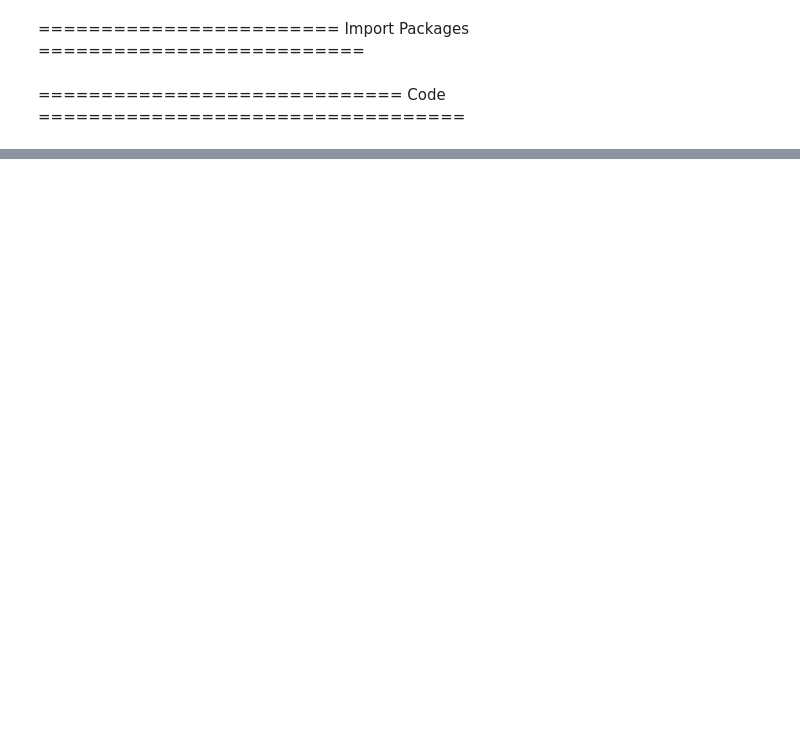
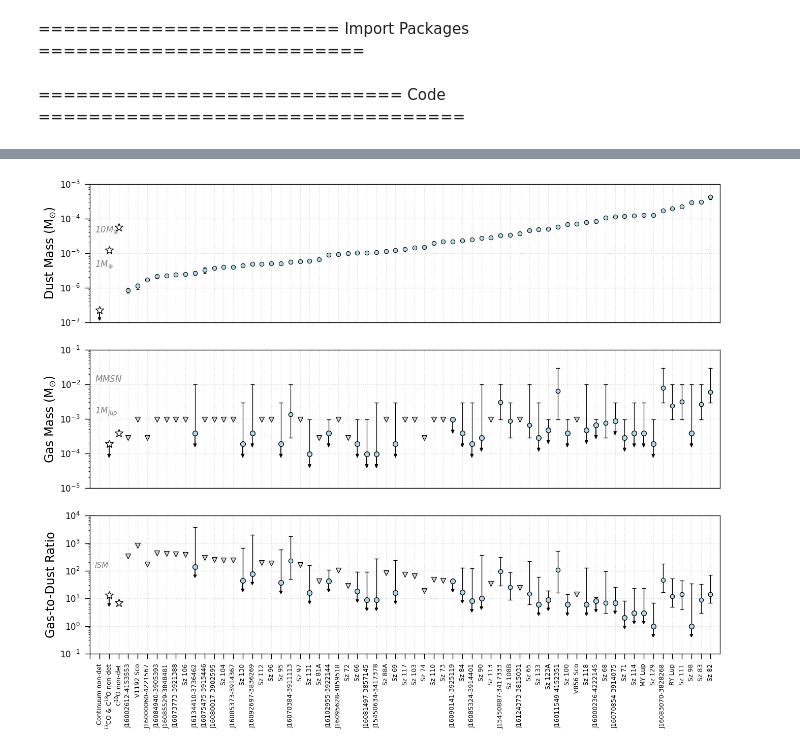
Before and after one commit to desci-labs/alma-survey, a Jupyter notebook: codes/plot_figure_03.ipynb, the cells around one changed output, grey strips where cells are left out. Saved outputs shown, nothing was run; the diff lists cells and outputs as text; code cells hidden in the pictures; blank space fills up the shorter version.

Commit message:
fixed plot scripts

```diff
--- a/codes/plot_figure_03.ipynb
+++ b/codes/plot_figure_03.ipynb
@@ -133,5 +146,10 @@ for i, val in enumerate(Table_All['Name']):
         g2d_min = int(round(Table_All['b_Mgas'][i]/Table_All['MDust'][i]))
         ax3.errorbar(i, g2d, yerr=[[g2d - g2d_min],[g2d_max - g2d]], fmt='o', mfc='lightblue',
                      ms=6, mec='black', mew=0.9, ecolor='black', elinewidth=1, zorder=999, capsize=3)
+# %%
+### SHOW PLOT
+fig
+# %% [output]
+[figure, added]
 # %%
 ### SAVE PLOT
```
Also changed, not shown: parts of 7 cells of this notebook, 7 other files.
